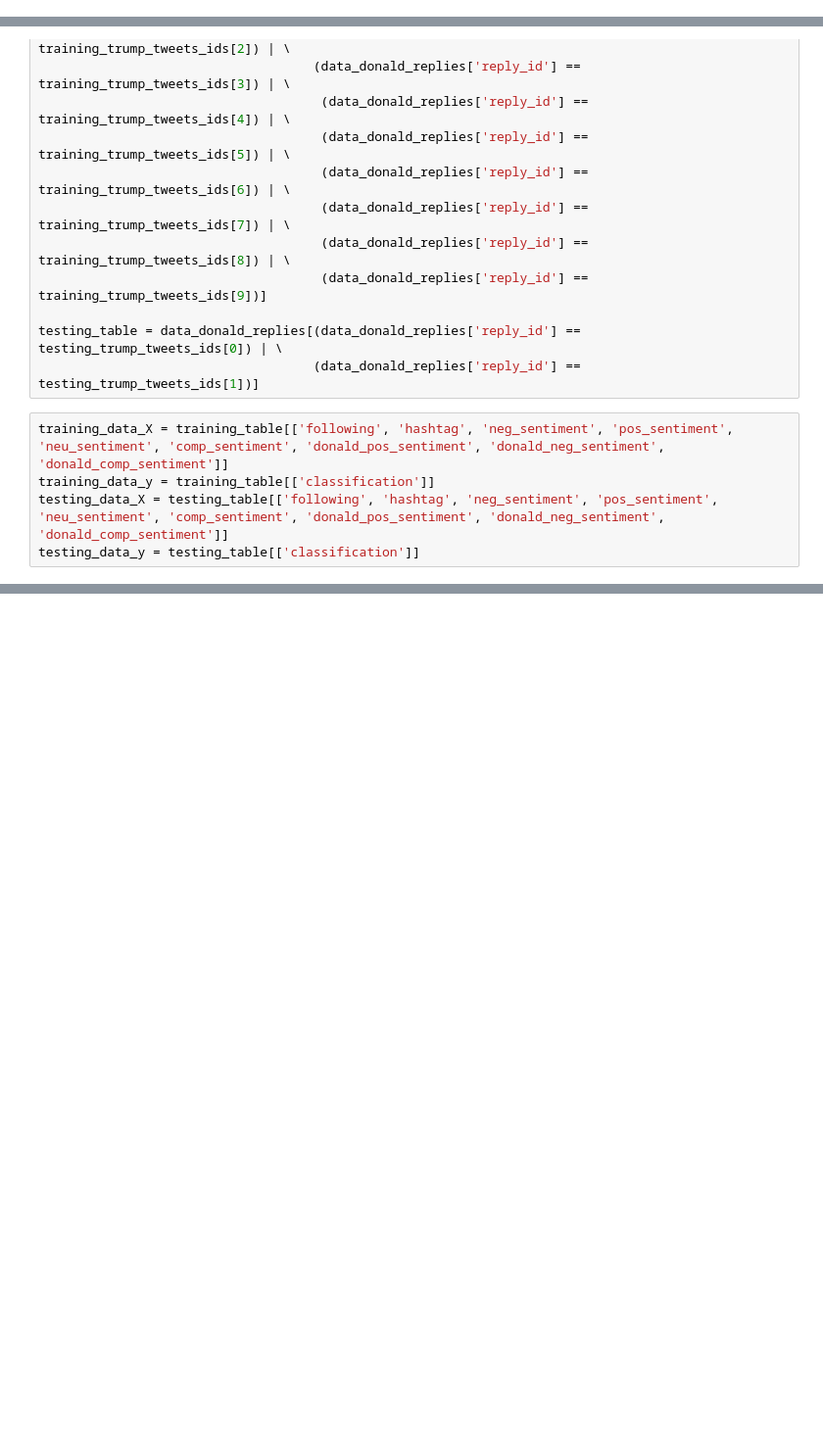
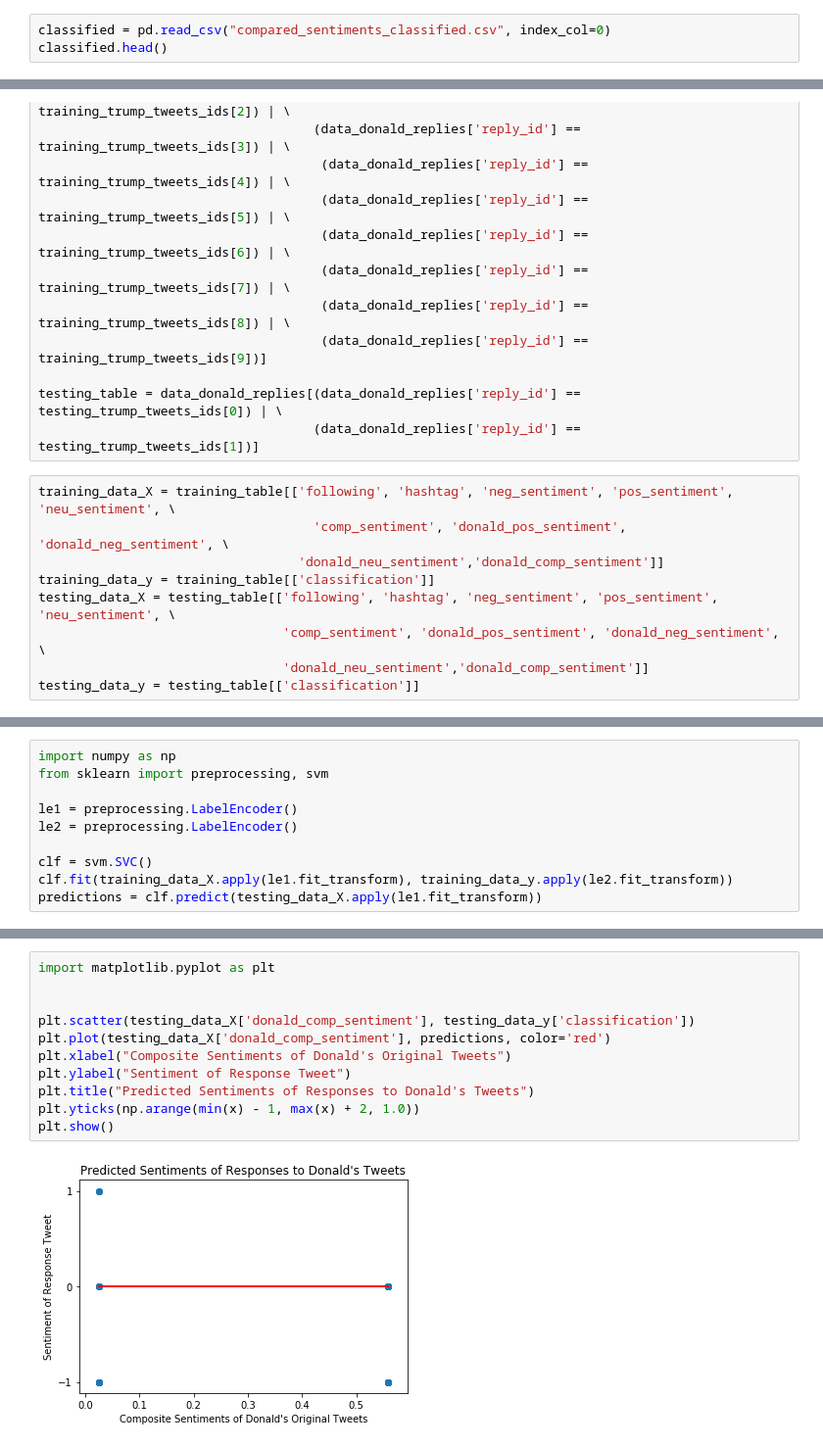
Before and after one commit to sarah-bullard/cmsc320-finalproject, a Jupyter notebook: cmsc320finalproject.ipynb, the cells around one changed output, grey strips where cells are left out. Shown: that part at 98% size. Saved outputs shown, nothing was run; the diff lists cells and outputs as text; blank space fills up the shorter version.

Commit message:
Added prose, visualization, and conclusion

```diff
--- a/cmsc320finalproject.ipynb
+++ b/cmsc320finalproject.ipynb
@@ -643,0 +645,3 @@ We want to use 11 of Trump's tweets (and the replies to them) to train our machi
+# %%
+classified = pd.read_csv("compared_sentiments_classified.csv", index_col=0)
+classified.head()
@@ -691,7 +692,11 @@ training_table = data_donald_replies[(data_donald_replies['reply_id'] == trainin
 testing_table = data_donald_replies[(data_donald_replies['reply_id'] == testing_trump_tweets_ids[0]) | \
                                     (data_donald_replies['reply_id'] == testing_trump_tweets_ids[1])]
 # %%
-training_data_X = training_table[['following', 'hashtag', 'neg_sentiment', 'pos_sentiment', 'neu_sentiment', 'comp_sentiment', 'donald_pos_sentiment', 'donald_neg_sentiment', 'donald_comp_sentiment']]
+training_data_X = training_table[['following', 'hashtag', 'neg_sentiment', 'pos_sentiment', 'neu_sentiment', \
+                                    'comp_sentiment', 'donald_pos_sentiment', 'donald_neg_sentiment', \
+                                  'donald_neu_sentiment','donald_comp_sentiment']]
 training_data_y = training_table[['classification']]
-testing_data_X = testing_table[['following', 'hashtag', 'neg_sentiment', 'pos_sentiment', 'neu_sentiment', 'comp_sentiment', 'donald_pos_sentiment', 'donald_neg_sentiment', 'donald_comp_sentiment']]
+testing_data_X = testing_table[['following', 'hashtag', 'neg_sentiment', 'pos_sentiment', 'neu_sentiment', \
+                                'comp_sentiment', 'donald_pos_sentiment', 'donald_neg_sentiment', \
+                                'donald_neu_sentiment','donald_comp_sentiment']]
 testing_data_y = testing_table[['classification']]
@@ -705,0 +716,10 @@ testing_data_y = testing_table[['classification']]
+# %%
+import numpy as np
+from sklearn import preprocessing, svm
+
+le1 = preprocessing.LabelEncoder()
+le2 = preprocessing.LabelEncoder()
+
+clf = svm.SVC()
+clf.fit(training_data_X.apply(le1.fit_transform), training_data_y.apply(le2.fit_transform))
+predictions = clf.predict(testing_data_X.apply(le1.fit_transform))
@@ -705,0 +734,13 @@ testing_data_y = testing_table[['classification']]
+# %%
+import matplotlib.pyplot as plt
+
+
+plt.scatter(testing_data_X['donald_comp_sentiment'], testing_data_y['classification'])
+plt.plot(testing_data_X['donald_comp_sentiment'], predictions, color='red')
+plt.xlabel("Composite Sentiments of Donald's Original Tweets")
+plt.ylabel("Sentiment of Response Tweet")
+plt.title("Predicted Sentiments of Responses to Donald's Tweets")
+plt.yticks(np.arange(min(x) - 1, max(x) + 2, 1.0))
+plt.show()
+# %% [output]
+[figure, added]
```
Also changed, not shown: parts of 17 cells of this notebook.
